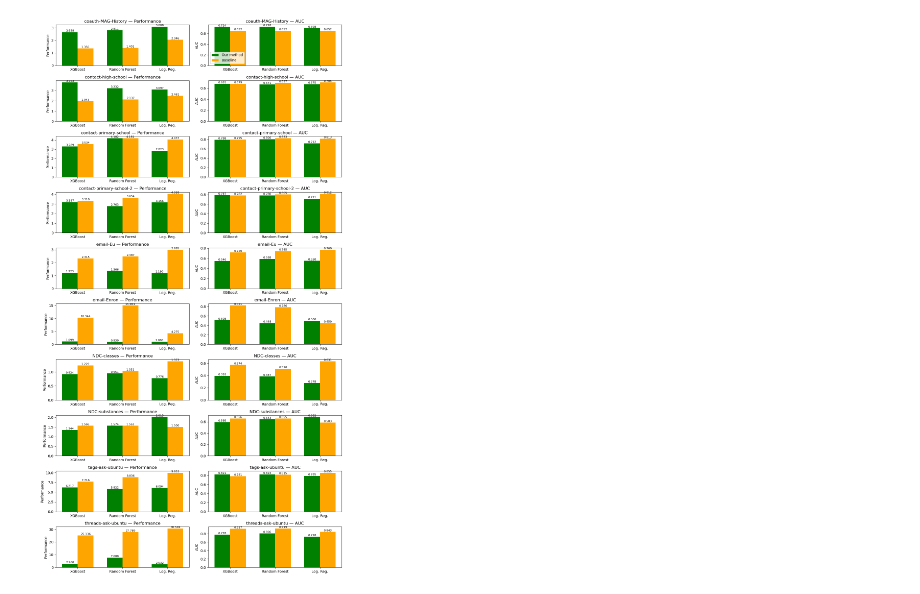
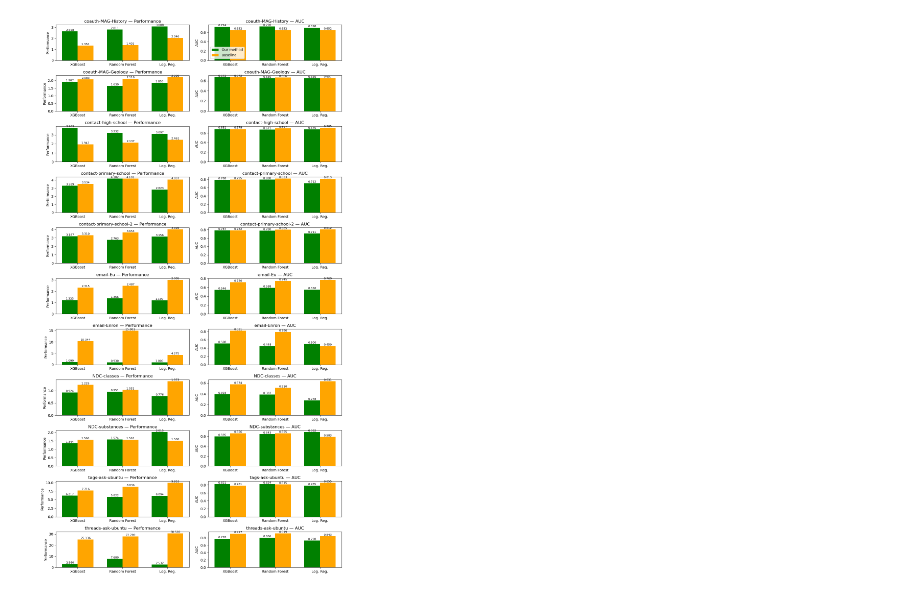
Before and after one commit to nurek-mateusz/higher-order-link-prediction, a Jupyter notebook: create_plots.ipynb, the cells around one changed output. Drawn from its saved outputs; the diff is of its cells as text; code cells hidden in the pictures.

```diff
--- a/create_plots.ipynb
+++ b/create_plots.ipynb
@@ -6,6 +6,7 @@ from pathlib import Path
 # Datasets and methods
 datasets = [
     "coauth-MAG-History",
+    "coauth-MAG-Geology",
     "contact-high-school",
     "contact-primary-school",
     "contact-primary-school-2",
@@ -59,7 +60,7 @@ for dataset in datasets:
 df = pd.DataFrame(data)
 
 # --- Plotting ---
-fig, axes = plt.subplots(nrows=10, ncols=2, figsize=(12, 22))
+fig, axes = plt.subplots(nrows=11, ncols=2, figsize=(12, 22))
 fig.subplots_adjust(hspace=0.4, wspace=0.25)
 
 for i, dataset in enumerate(datasets):
@@ -71,31 +72,31 @@ for i, dataset in enumerate(datasets):
         width = 0.35
 
         our_vals = [subset[(subset["method"] == m) & (subset["type"] == "our")][metric].values[0] for m in methods]
         base_vals = [subset[(subset["method"] == m) & (subset["type"] == "baseline")][metric].values[0] for m in methods]
 
         bars_our = ax.bar([p - width/2 for p in x], our_vals, width, label="Our method", color="green")
         bars_base = ax.bar([p + width/2 for p in x], base_vals, width, label="Baseline", color="orange")
 
         # Add numbers above bars
         for bar in list(bars_our) + list(bars_base):
             height = bar.get_height()
             ax.text(
                 bar.get_x() + bar.get_width() / 2,
                 height,
                 f"{height:.3f}",
                 ha="center",
                 va="bottom",
                 fontsize=8
             )
 
         ax.set_title(f"{dataset} — {metric_labels[metric]}")
         ax.set_xticks(x)
         ax.set_xticklabels(method_labels)
         ax.set_ylabel(metric_labels[metric])
         if i == 0 and j == 1:
             ax.legend()
 
 plt.tight_layout()
 plt.show()
 # %% [output]
-[figure, old version]
+[figure, new version]
```
Also changed, not shown: 4 other files.
